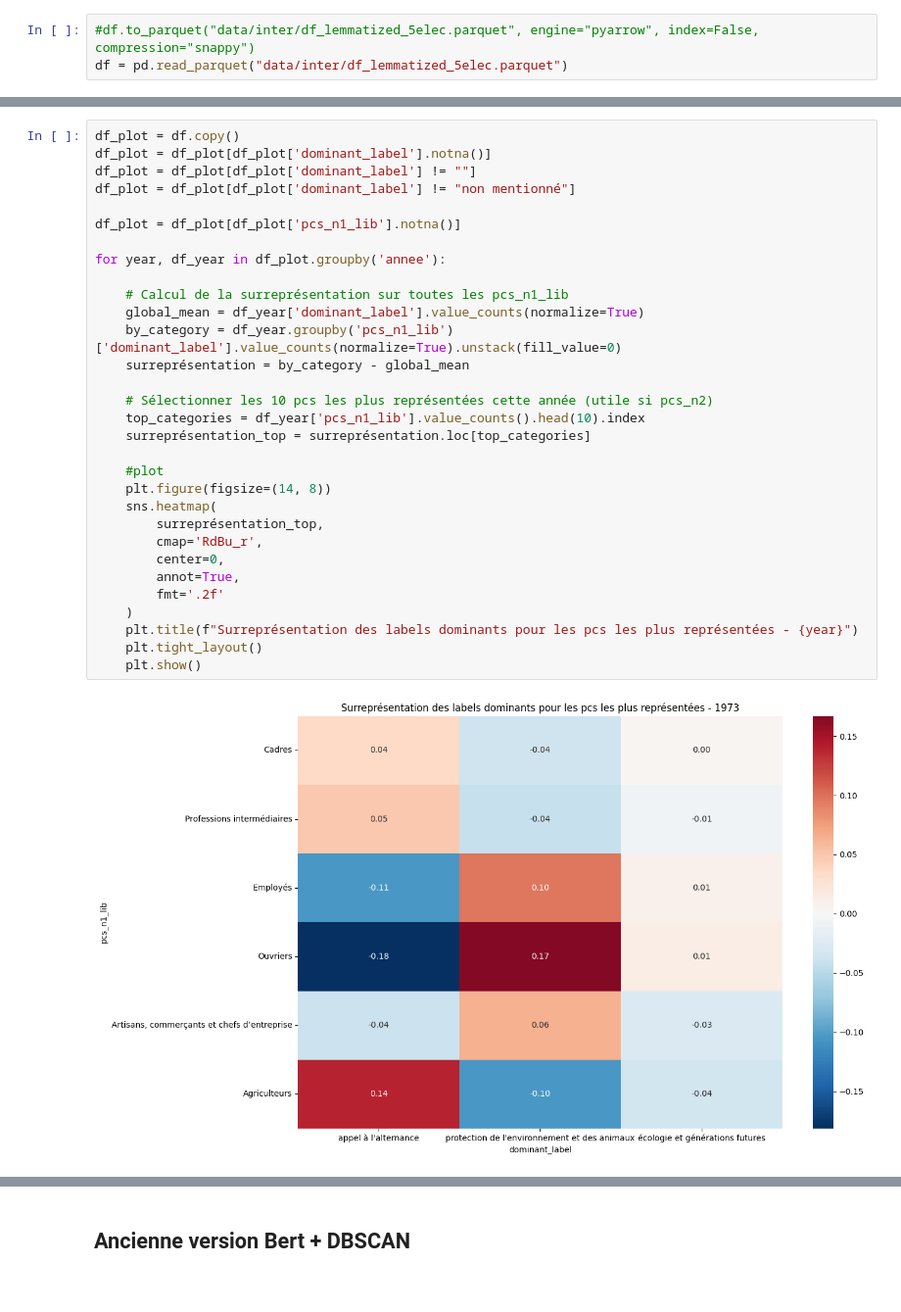
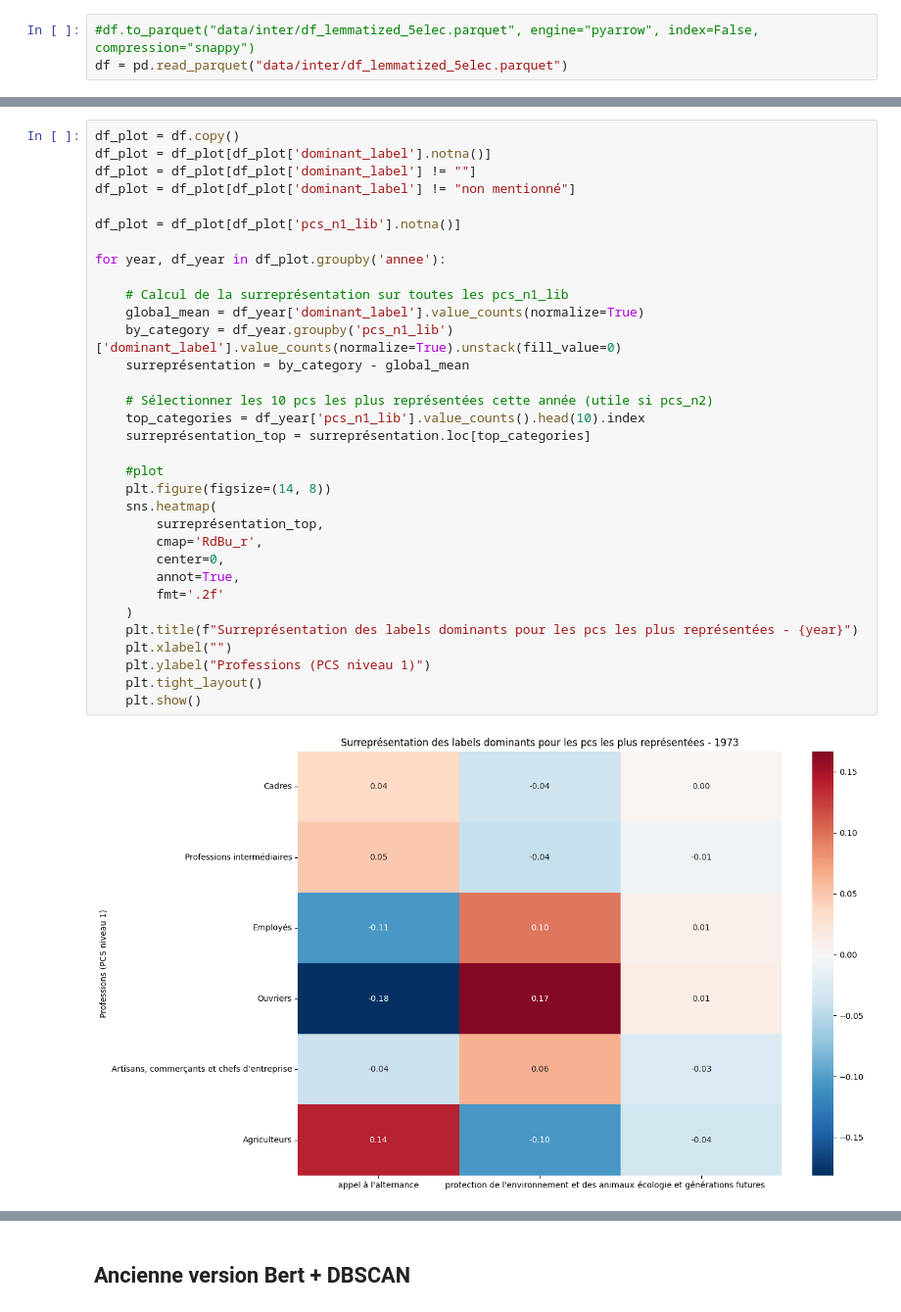
Before and after one commit to CaroLebrun/NLP_3A, a Jupyter notebook: main.ipynb, the cells around one changed output, grey strips where cells are left out. Shown at 98% size. Saved outputs shown, nothing was run; the diff lists cells and outputs as text.

```diff
--- a/main.ipynb
+++ b/main.ipynb
@@ -1017,31 +1046,33 @@ df_plot = df.copy()
 df_plot = df_plot[df_plot['dominant_label'].notna()]
 df_plot = df_plot[df_plot['dominant_label'] != ""]
 df_plot = df_plot[df_plot['dominant_label'] != "non mentionné"]
 
 df_plot = df_plot[df_plot['pcs_n1_lib'].notna()]
 
 for year, df_year in df_plot.groupby('annee'):
 
     # Calcul de la surreprésentation sur toutes les pcs_n1_lib
     global_mean = df_year['dominant_label'].value_counts(normalize=True)
     by_category = df_year.groupby('pcs_n1_lib')['dominant_label'].value_counts(normalize=True).unstack(fill_value=0)
     surreprésentation = by_category - global_mean
 
     # Sélectionner les 10 pcs les plus représentées cette année (utile si pcs_n2)
     top_categories = df_year['pcs_n1_lib'].value_counts().head(10).index
     surreprésentation_top = surreprésentation.loc[top_categories]
 
     #plot
     plt.figure(figsize=(14, 8))
     sns.heatmap(
         surreprésentation_top,
         cmap='RdBu_r',
         center=0,
         annot=True,
         fmt='.2f'
     )
     plt.title(f"Surreprésentation des labels dominants pour les pcs les plus représentées - {year}")
+    plt.xlabel("")
+    plt.ylabel("Professions (PCS niveau 1)")
     plt.tight_layout()
     plt.show()
 # %% [output]
-[figure, old version]
+[figure, new version]
```
Also changed, not shown: parts of 12 cells of this notebook.
